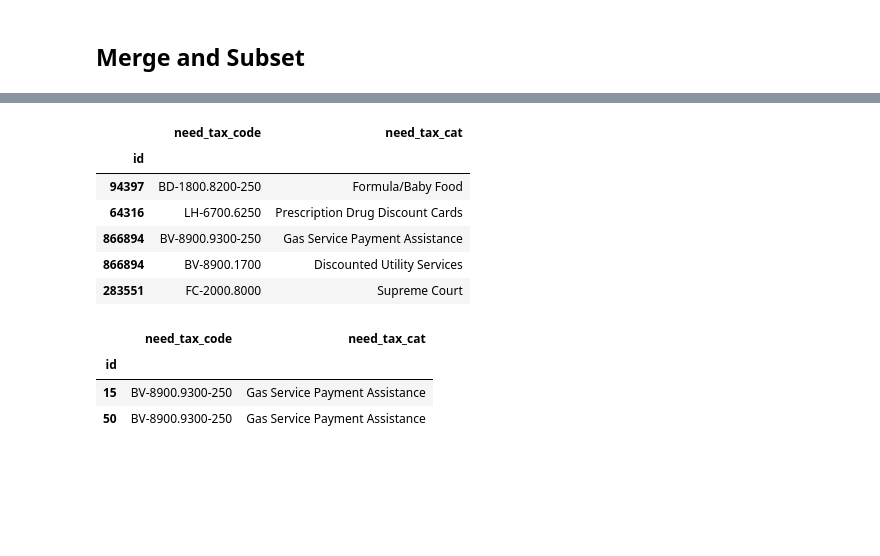
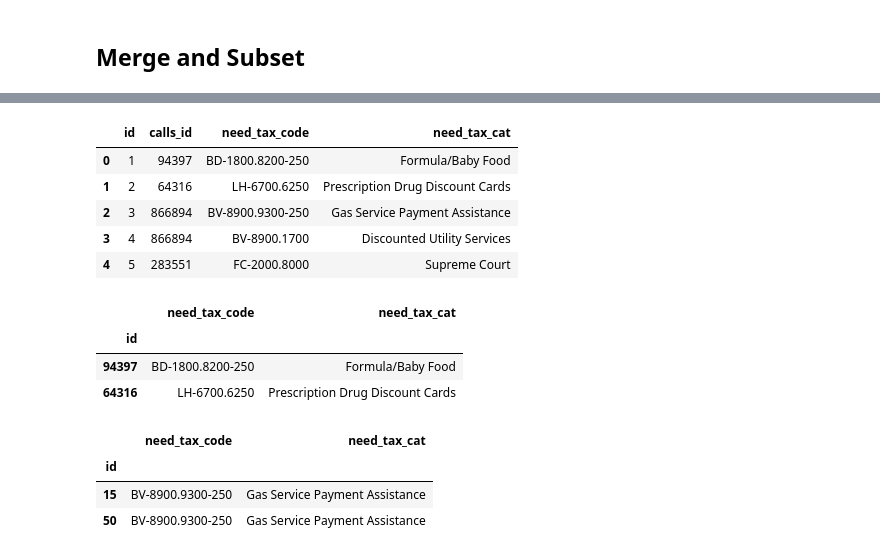
Before and after one commit to sandiegodata-projects/211sandiego-org-17-call_analysis, a Jupyter notebook: analysts/gonzaloprofile.ipynb, the cells around one changed output, grey strips where cells are left out. Cells and saved outputs as stored; diff of their text form; code cells hidden in the pictures; blank space fills up the shorter version.

```diff
--- a/analysts/gonzaloprofile.ipynb
+++ b/analysts/gonzaloprofile.ipynb
@@ -64,14 +64,13 @@ deduped.head(2)
 | 1 | NaN | 211 San Diego | 07/01/2013 00:03:30.57451 PDT | 13110365 | General | Assessment and Referral | Self | No | ... |
 | 5 | NaN | 211 San Diego | 07/01/2013 00:06:18.147102 PDT | 13110367 | General | Assessment and Referral | Self | No | ... |
 # %%
-needs.head()
+needs.head(2)
 # %% [output]
-|  | need_tax_code | need_tax_cat |
-| id |  |  |
-| 94397 | BD-1800.8200-250 | Formula/Baby Food |
-| 64316 | LH-6700.6250 | Prescription Drug Discount Cards |
-| 866894 | BV-8900.9300-250 | Gas Service Payment Assistance |
-| 866894 | BV-8900.1700 | Discounted Utility Services |
-| 283551 | FC-2000.8000 | Supreme Court |
+|  | id | calls_id | need_tax_code | need_tax_cat |
+| 0 | 1 | 94397 | BD-1800.8200-250 | Formula/Baby Food |
+| 1 | 2 | 64316 | LH-6700.6250 | Prescription Drug Discount Cards |
+| 2 | 3 | 866894 | BV-8900.9300-250 | Gas Service Payment Assistance |
+| 3 | 4 | 866894 | BV-8900.1700 | Discounted Utility Services |
+| 4 | 5 | 283551 | FC-2000.8000 | Supreme Court |
 # %%
 needs = needs.drop('id', 1)
@@ -82,3 +79,10 @@ needs.index.names = ['id']
+# %%
+needs.head(2)
+# %% [output]
+|  | need_tax_code | need_tax_cat |
+| id |  |  |
+| 94397 | BD-1800.8200-250 | Formula/Baby Food |
+| 64316 | LH-6700.6250 | Prescription Drug Discount Cards |
 # %%
 # First, fill out NaN's in NEED_TAX_CODE for future comparison
 needs.need_tax_code = needs.need_tax_code.fillna("")
```
Also changed, not shown: parts of 8 cells of this notebook.
